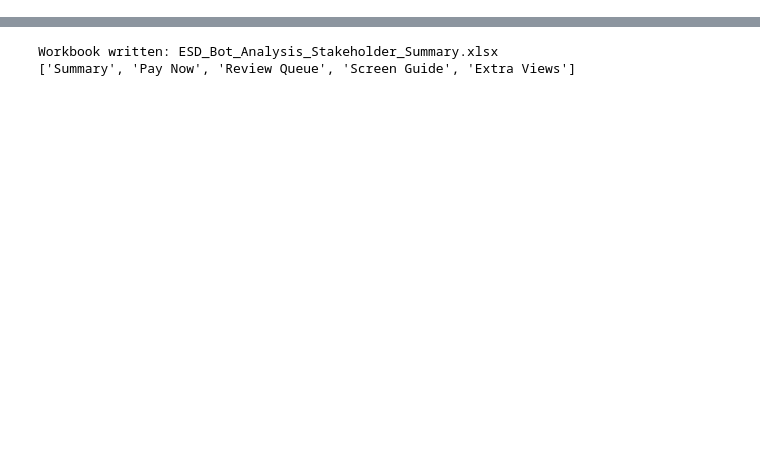
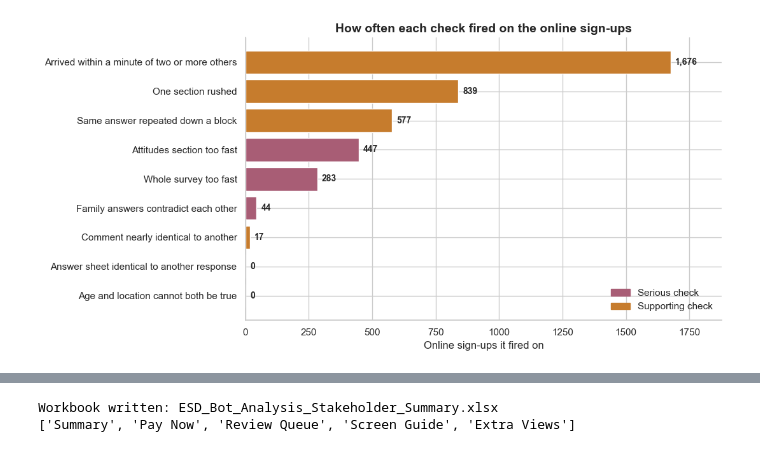
Before and after one commit to namo507/esd-redcap-metadata-watcher, a Jupyter notebook: projects/caregiver-cluster-analysis/bot_analysis_stakeholder.ipynb, the cells around one changed output, grey strips where cells are left out. Saved outputs shown, nothing was run; the diff lists cells and outputs as text; code cells hidden in the pictures; blank space fills up the shorter version.

```diff
--- a/projects/caregiver-cluster-analysis/bot_analysis_stakeholder.ipynb
+++ b/projects/caregiver-cluster-analysis/bot_analysis_stakeholder.ipynb
@@ -201,0 +214,4 @@ The notebook also rebuilds the stakeholder workbook so the notebook and the expo
+# %%
+display(ba.build_all_checks_frequency_table(screen_inputs))
+ba.plot_all_checks_frequency(screen_inputs);
+# %% [output]
@@ -201,0 +228 @@ The notebook also rebuilds the stakeholder workbook so the notebook and the expo
+[figure, added]
```
Also changed, not shown: parts of 51 cells of this notebook, 2 other files.
